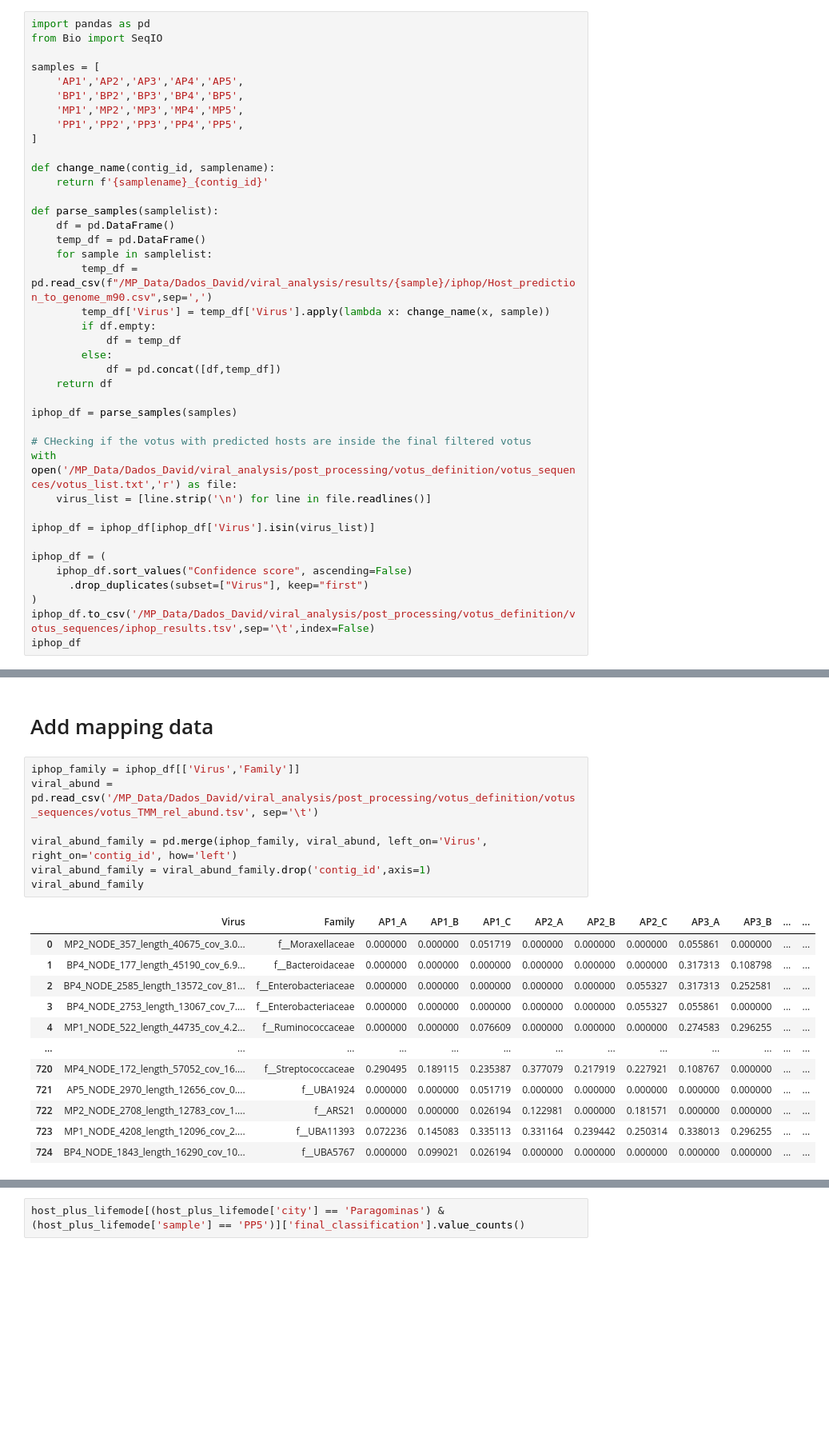
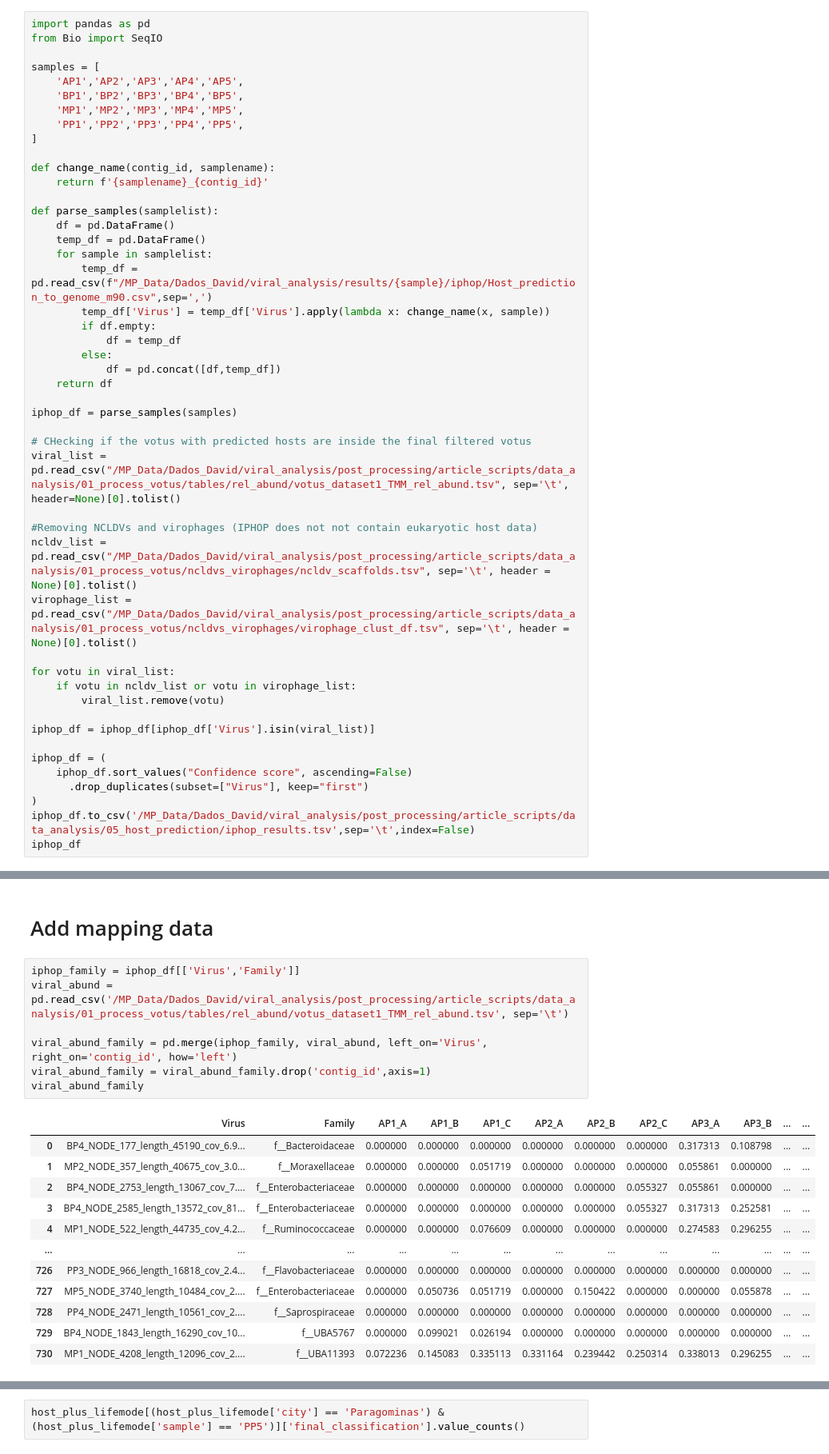
Before and after one commit to TMDavi/Amazon_virome, a Jupyter notebook: data_analysis/05_host_prediction/iphop_results_processing.ipynb, the cells around one changed output, grey strips where cells are left out. Shown at 80% size. Saved outputs shown, nothing was run; the diff lists cells and outputs as text; blank space fills up the shorter version.

Commit message:
Annotation tables

```diff
--- a/data_analysis/05_host_prediction/iphop_results_processing.ipynb
+++ b/data_analysis/05_host_prediction/iphop_results_processing.ipynb
@@ -29,16 +29,23 @@ def parse_samples(samplelist):
 iphop_df = parse_samples(samples)
 
 # CHecking if the votus with predicted hosts are inside the final filtered votus
-with open('/MP_Data/Dados_David/viral_analysis/post_processing/votus_definition/votus_sequences/votus_list.txt','r') as file:
-    virus_list = [line.strip('\n') for line in file.readlines()]
+viral_list = pd.read_csv("/MP_Data/Dados_David/viral_analysis/post_processing/article_scripts/data_analysis/01_process_votus/tables/rel_abund/votus_dataset1_TMM_rel_abund.tsv", sep='\t', header=None)[0].tolist()
 
-iphop_df = iphop_df[iphop_df['Virus'].isin(virus_list)]
+#Removing NCLDVs and virophages (IPHOP does not not contain eukaryotic host data)
+ncldv_list = pd.read_csv("/MP_Data/Dados_David/viral_analysis/post_processing/article_scripts/data_analysis/01_process_votus/ncldvs_virophages/ncldv_scaffolds.tsv", sep='\t', header = None)[0].tolist()
+virophage_list = pd.read_csv("/MP_Data/Dados_David/viral_analysis/post_processing/article_scripts/data_analysis/01_process_votus/ncldvs_virophages/virophage_clust_df.tsv", sep='\t', header = None)[0].tolist()
+
+for votu in viral_list:
+    if votu in ncldv_list or votu in virophage_list:
+        viral_list.remove(votu)
+
+iphop_df = iphop_df[iphop_df['Virus'].isin(viral_list)]
 
 iphop_df = (
     iphop_df.sort_values("Confidence score", ascending=False)
       .drop_duplicates(subset=["Virus"], keep="first")
 )
-iphop_df.to_csv('/MP_Data/Dados_David/viral_analysis/post_processing/votus_definition/votus_sequences/iphop_results.tsv',sep='\t',index=False)
+iphop_df.to_csv('/MP_Data/Dados_David/viral_analysis/post_processing/article_scripts/data_analysis/05_host_prediction/iphop_results.tsv',sep='\t',index=False)
 iphop_df
 # %% [output]
 |  | Virus | Host genome | Host taxonomy | Main method | Confidence score | Additional methods |
@@ -277,21 +264,21 @@ dtype: float64
 # Add mapping data
 # %%
 iphop_family = iphop_df[['Virus','Family']]
-viral_abund = pd.read_csv('/MP_Data/Dados_David/viral_analysis/post_processing/votus_definition/votus_sequences/votus_TMM_rel_abund.tsv', sep='\t')
+viral_abund = pd.read_csv('/MP_Data/Dados_David/viral_analysis/post_processing/article_scripts/data_analysis/01_process_votus/tables/rel_abund/votus_dataset1_TMM_rel_abund.tsv', sep='\t')
 
 viral_abund_family = pd.merge(iphop_family, viral_abund, left_on='Virus', right_on='contig_id', how='left')
 viral_abund_family = viral_abund_family.drop('contig_id',axis=1)
 viral_abund_family
 # %% [output]
 |  | Virus | Family | AP1_A | AP1_B | AP1_C | AP2_A | AP2_B | AP2_C | AP3_A | AP3_B | ... | ... |
-| 0 | MP2_NODE_357_length_40675_cov_3.0... | f__Moraxellaceae | 0.000000 | 0.000000 | 0.051719 | 0.000000 | 0.000000 | 0.000000 | 0.055861 | 0.000000 | ... | ... |
-| 1 | BP4_NODE_177_length_45190_cov_6.9... | f__Bacteroidaceae | 0.000000 | 0.000000 | 0.000000 | 0.000000 | 0.000000 | 0.000000 | 0.317313 | 0.108798 | ... | ... |
-| 2 | BP4_NODE_2585_length_13572_cov_81... | f__Enterobacteriaceae | 0.000000 | 0.000000 | 0.000000 | 0.000000 | 0.000000 | 0.055327 | 0.317313 | 0.252581 | ... | ... |
-| 3 | BP4_NODE_2753_length_13067_cov_7.... | f__Enterobacteriaceae | 0.000000 | 0.000000 | 0.000000 | 0.000000 | 0.000000 | 0.055327 | 0.055861 | 0.000000 | ... | ... |
+| 0 | BP4_NODE_177_length_45190_cov_6.9... | f__Bacteroidaceae | 0.000000 | 0.000000 | 0.000000 | 0.000000 | 0.000000 | 0.000000 | 0.317313 | 0.108798 | ... | ... |
+| 1 | MP2_NODE_357_length_40675_cov_3.0... | f__Moraxellaceae | 0.000000 | 0.000000 | 0.051719 | 0.000000 | 0.000000 | 0.000000 | 0.055861 | 0.000000 | ... | ... |
+| 2 | BP4_NODE_2753_length_13067_cov_7.... | f__Enterobacteriaceae | 0.000000 | 0.000000 | 0.000000 | 0.000000 | 0.000000 | 0.055327 | 0.055861 | 0.000000 | ... | ... |
+| 3 | BP4_NODE_2585_length_13572_cov_81... | f__Enterobacteriaceae | 0.000000 | 0.000000 | 0.000000 | 0.000000 | 0.000000 | 0.055327 | 0.317313 | 0.252581 | ... | ... |
 | 4 | MP1_NODE_522_length_44735_cov_4.2... | f__Ruminococcaceae | 0.000000 | 0.000000 | 0.076609 | 0.000000 | 0.000000 | 0.000000 | 0.274583 | 0.296255 | ... | ... |
 | ... | ... | ... | ... | ... | ... | ... | ... | ... | ... | ... | ... | ... |
-| 720 | MP4_NODE_172_length_57052_cov_16.... | f__Streptococcaceae | 0.290495 | 0.189115 | 0.235387 | 0.377079 | 0.217919 | 0.227921 | 0.108767 | 0.000000 | ... | ... |
-| 721 | AP5_NODE_2970_length_12656_cov_0.... | f__UBA1924 | 0.000000 | 0.000000 | 0.051719 | 0.000000 | 0.000000 | 0.000000 | 0.000000 | 0.000000 | ... | ... |
-| 722 | MP2_NODE_2708_length_12783_cov_1.... | f__ARS21 | 0.000000 | 0.000000 | 0.026194 | 0.122981 | 0.000000 | 0.181571 | 0.000000 | 0.000000 | ... | ... |
-| 723 | MP1_NODE_4208_length_12096_cov_2.... | f__UBA11393 | 0.072236 | 0.145083 | 0.335113 | 0.331164 | 0.239442 | 0.250314 | 0.338013 | 0.296255 | ... | ... |
-| 724 | BP4_NODE_1843_length_16290_cov_10... | f__UBA5767 | 0.000000 | 0.099021 | 0.026194 | 0.000000 | 0.000000 | 0.000000 | 0.000000 | 0.000000 | ... | ... |
+| 726 | PP3_NODE_966_length_16818_cov_2.4... | f__Flavobacteriaceae | 0.000000 | 0.000000 | 0.000000 | 0.000000 | 0.000000 | 0.000000 | 0.000000 | 0.000000 | ... | ... |
+| 727 | MP5_NODE_3740_length_10484_cov_2.... | f__Enterobacteriaceae | 0.000000 | 0.050736 | 0.051719 | 0.000000 | 0.150422 | 0.000000 | 0.000000 | 0.055878 | ... | ... |
+| 728 | PP4_NODE_2471_length_10561_cov_2.... | f__Saprospiraceae | 0.000000 | 0.000000 | 0.000000 | 0.000000 | 0.000000 | 0.000000 | 0.000000 | 0.000000 | ... | ... |
+| 729 | BP4_NODE_1843_length_16290_cov_10... | f__UBA5767 | 0.000000 | 0.099021 | 0.026194 | 0.000000 | 0.000000 | 0.000000 | 0.000000 | 0.000000 | ... | ... |
+| 730 | MP1_NODE_4208_length_12096_cov_2.... | f__UBA11393 | 0.072236 | 0.145083 | 0.335113 | 0.331164 | 0.239442 | 0.250314 | 0.338013 | 0.296255 | ... | ... |
```
Also changed, not shown: parts of 13 cells of this notebook, 18 other files.
